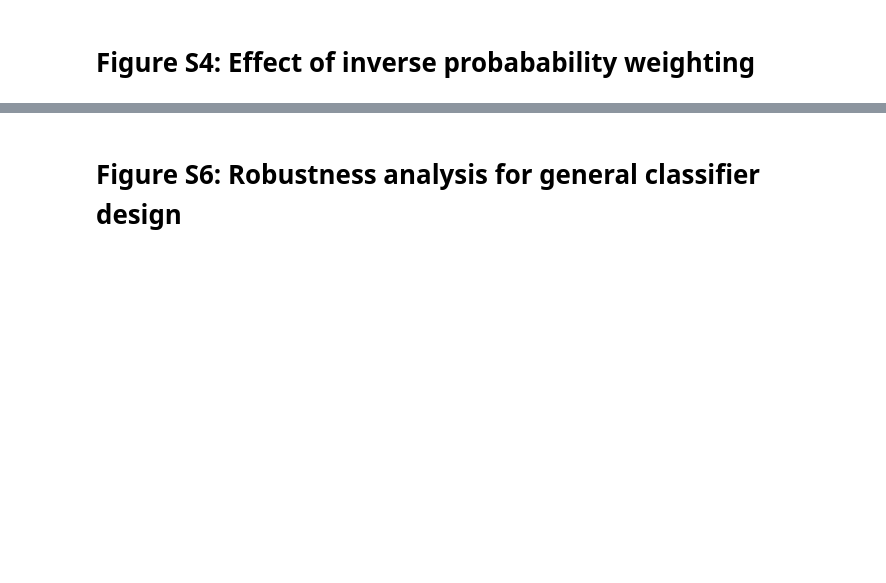
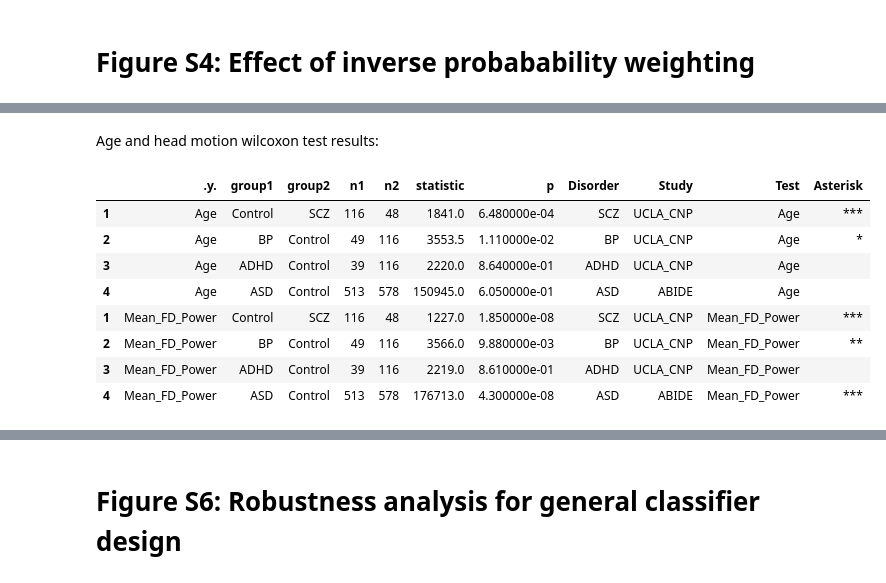
Before and after one commit to DynamicsAndNeuralSystems/fMRI_FeaturesDisorders, a Jupyter notebook: generate_all_figures.ipynb, the cells around one changed output, grey strips where cells are left out. Cells and saved outputs as stored; diff of their text form; code cells hidden in the pictures; blank space fills up the shorter version.

```diff
--- a/generate_all_figures.ipynb
+++ b/generate_all_figures.ipynb
@@ -55,7 +56,7 @@ theme_set(theme_cowplot())
 # %%
 # Load information about the time-series features
 univariate_TS_feature_info = pd.read_csv("data/feature_info/univariate_feature_info.csv")
-pairwise_TS_feature_info = pd.read_csv("data/feature_info/pairwise_feature_info.csv")
+pairwise_TS_feature_info = pd.read_csv("data/feature_info/pairwise_feature_info.csv").sort_values(by=['Directed'])
 
 # Define SVM kernel type
 SVM_kernel = "Linear"
@@ -68,12 +69,25 @@ pairwise_feature_set = "pyspi14"
 UCLA_CNP_subjects_to_keep = pd.read_feather("data/time_series_features/UCLA_CNP_filtered_sample_info_catch25_pyspi14.feather")
 ABIDE_subjects_to_keep = pd.read_feather("data/time_series_features/ABIDE_filtered_sample_info_catch25_pyspi14.feather")
 
+# Load metadata
 UCLA_CNP_metadata = (pd.read_feather("data/input_data/UCLA_CNP_sample_metadata.feather")
                         .assign(Study = "UCLA_CNP")
                         .query("Sample_ID in @UCLA_CNP_subjects_to_keep.Sample_ID"))
 ABIDE_metadata = (pd.read_feather("data/input_data/ABIDE_sample_metadata.feather")
                         .assign(Study = "ABIDE")
                         .query("Sample_ID in @ABIDE_subjects_to_keep.Sample_ID"))
+
+# Load head movement
+UCLA_CNP_head_mvmt = (pd.read_table('data/movement_data/UCLA_CNP_Mean_FD_Power.txt', sep=',')
+                      .assign(Study = "UCLA_CNP")
+                        .query("Sample_ID in @UCLA_CNP_subjects_to_keep.Sample_ID"))
+ABIDE_head_mvmt = (pd.read_table('data/movement_data/ABIDE_Mean_FD_Power.txt', sep=',', dtype={'Sample_ID': str,
+                                                                                              'Mean_FD_Power': float})
+                   .assign(Study = "ABIDE")
+                        .query("Sample_ID in @ABIDE_subjects_to_keep.Sample_ID"))
+
+# Merge metadata + head movement
+merged_metadata = pd.concat([UCLA_CNP_metadata, ABIDE_metadata], axis=0).merge(pd.concat([UCLA_CNP_head_mvmt, ABIDE_head_mvmt], axis=0))
 
 # Load intra-regional time-series features per disorder
 UCLA_CNP_intra_regional_feature_data = (pd.read_feather("data/time_series_features/UCLA_CNP_catch25_filtered.feather")
@@ -1327,0 +1469,14 @@ SD_brain_wide_avg %>%
+# %% [markdown]
+Age and head motion wilcoxon test results:
+# %%
+pd.concat([age_res_df, mean_FD_res_df])
+# %% [output]
+|  | .y. | group1 | group2 | n1 | n2 | statistic | p | Disorder | Study | Test | Asterisk |
+| 1 | Age | Control | SCZ | 116 | 48 | 1841.0 | 6.480000e-04 | SCZ | UCLA_CNP | Age | *** |
+| 2 | Age | BP | Control | 49 | 116 | 3553.5 | 1.110000e-02 | BP | UCLA_CNP | Age | * |
+| 3 | Age | ADHD | Control | 39 | 116 | 2220.0 | 8.640000e-01 | ADHD | UCLA_CNP | Age |  |
+| 4 | Age | ASD | Control | 513 | 578 | 150945.0 | 6.050000e-01 | ASD | ABIDE | Age |  |
+| 1 | Mean_FD_Power | Control | SCZ | 116 | 48 | 1227.0 | 1.850000e-08 | SCZ | UCLA_CNP | Mean_FD_Power | *** |
+| 2 | Mean_FD_Power | BP | Control | 49 | 116 | 3566.0 | 9.880000e-03 | BP | UCLA_CNP | Mean_FD_Power | ** |
+| 3 | Mean_FD_Power | ADHD | Control | 39 | 116 | 2219.0 | 8.610000e-01 | ADHD | UCLA_CNP | Mean_FD_Power |  |
+| 4 | Mean_FD_Power | ASD | Control | 513 | 578 | 176713.0 | 4.300000e-08 | ASD | ABIDE | Mean_FD_Power | *** |
```
Also changed, not shown: parts of 16 cells of this notebook, 16 other files.
